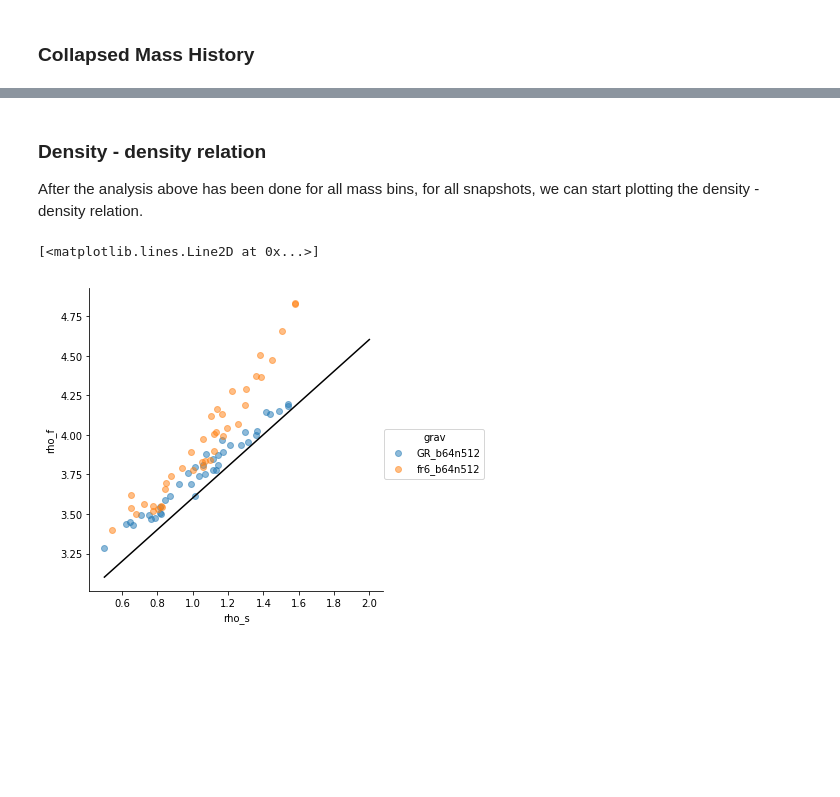
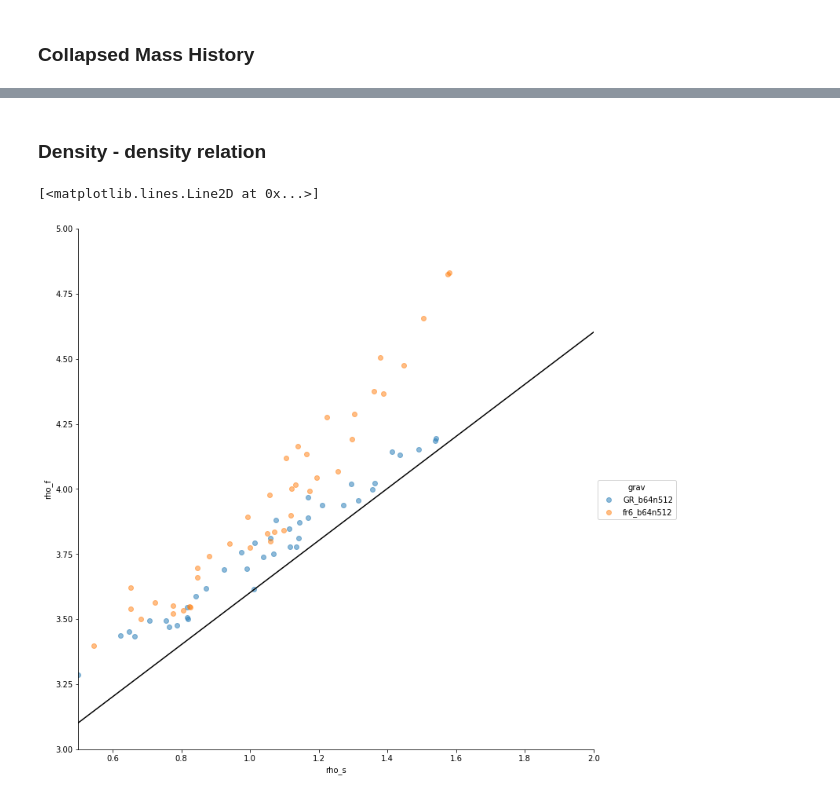
Before and after one commit to oleskiewicz/hbtp, a Jupyter notebook: notebook.ipynb, the cells around one changed output, grey strips where cells are left out. Cells and saved outputs as stored; diff of their text form; code cells hidden in the pictures; blank space fills up the shorter version.

```diff
--- a/notebook.ipynb
+++ b/notebook.ipynb
@@ -202,7 +202,5 @@ plot_halo_mass_history(ax, *halo_mass_history(grav, 122, hs, F(prof, c)))
-# %% [markdown]
-### Density - density relation
-
-After the analysis above has been done for all mass bins, for all snapshots, we can start plotting the density - density relation.
+# %% [markdown]
+### Density - density relation
 # %%
 import seaborn as sns
 # %%
@@ -210,8 +209,10 @@ d = pd.read_csv("./nfw.csv")
 # %%
-sns.FacetGrid(d, hue='grav', size=5)\
+sns.FacetGrid(d, hue='grav', size=10)\
     .map(plt.scatter, 'rho_s', 'rho_f', alpha=0.5)\
     .add_legend()
+plt.xlim((0.5, 2.0))
+plt.ylim((3.0, 5.0))
 plt.plot([0.5, 2.0], np.log10(400.0 * np.power(10.0, np.array([0.5, 2.0]))), 'k-')
 # %% [output]
 [<matplotlib.lines.Line2D at 0x...>]
-[figure, old version]
+[figure, new version]
```
Also changed, not shown: parts of 5 cells of this notebook, 1 other file.
